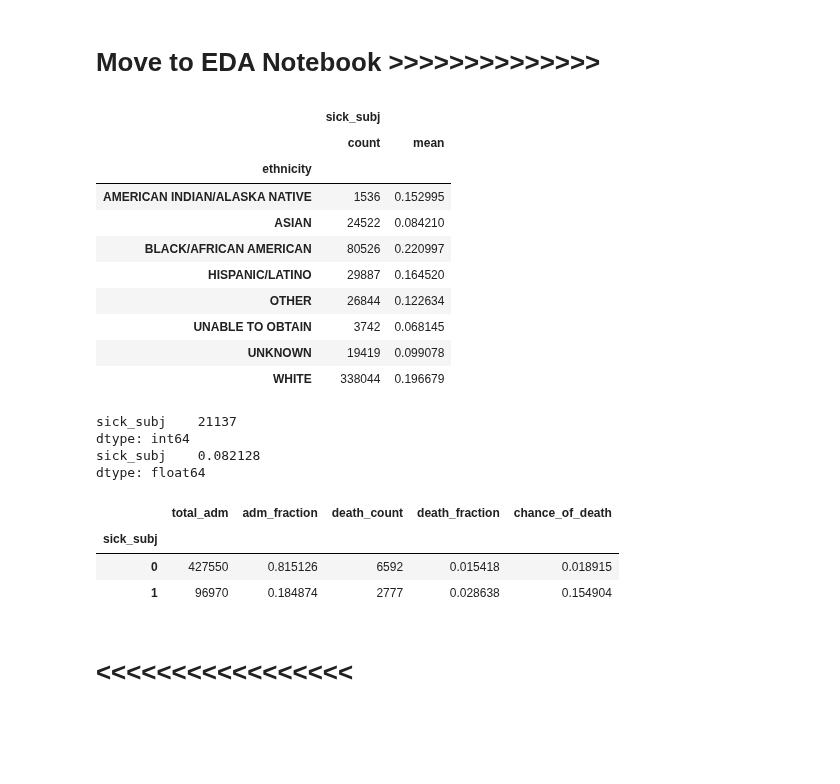
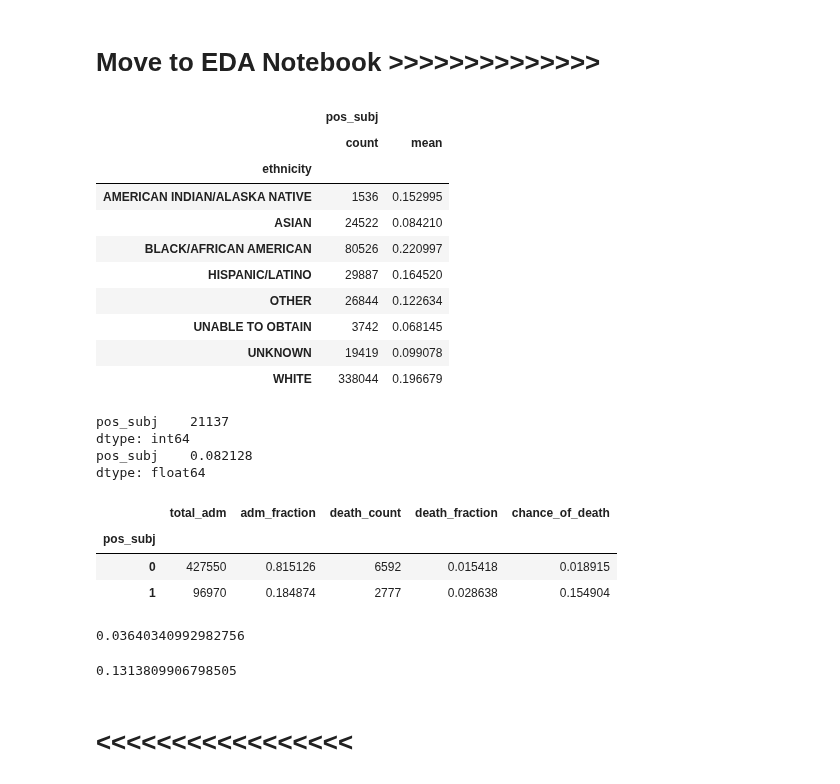
Before and after one commit to brandoncryu/disease_prediction, a Jupyter notebook: Predict_Future.ipynb, the cells around one changed output. Cells and saved outputs as stored; diff of their text form; code cells hidden in the pictures; blank space fills up the shorter version.

```diff
--- a/Predict_Future.ipynb
+++ b/Predict_Future.ipynb
@@ -27,8 +27,8 @@ Feasbility study to see if we can predict whether a patient will develop a disea
 1. Identify visit right before CHF diagnosis (< 1 mo)
 1. Look for features to predict pre-CHF state (lab tests in history)
 # %%
-sick_codes = d_diagnoses[(d_diagnoses['long_title'].str.lower().str.contains('congestive',)) & (d_diagnoses['long_title'].str.lower().str.contains('heart'))]
-sick_codes
+pos_codes = d_diagnoses[(d_diagnoses['long_title'].str.lower().str.contains('congestive',)) & (d_diagnoses['long_title'].str.lower().str.contains('heart'))]
+pos_codes
 # %% [output]
 |  | icd_code | icd_version | long_title |
 | 4620 | 39891 | 9 | Rheumatic heart failure (congestive) |
@@ -46,9 +46,9 @@ sick_codes
 | 22236 | I5042 | 10 | Chronic combined systolic (conges... |
 | 22237 | I5043 | 10 | Acute on chronic combined systoli... |
 # %%
-sick_diagnoses = diagnoses[diagnoses['icd_code'].isin(sick_codes.icd_code)]
-admissions['sick_subj'] = np.where(admissions.subject_id.isin(sick_diagnoses.subject_id), 1, 0)
-admissions['sick_adm'] = np.where(admissions.hadm_id.isin(sick_diagnoses.hadm_id), 1, 0)
+pos_diagnoses = diagnoses[diagnoses['icd_code'].isin(pos_codes.icd_code)]
+admissions['pos_subj'] = np.where(admissions.subject_id.isin(pos_diagnoses.subject_id), 1, 0)
+admissions['pos_adm'] = np.where(admissions.hadm_id.isin(pos_diagnoses.hadm_id), 1, 0)
 
 admissions['admittime'] = pd.to_datetime(admissions.admittime)
 admissions = admissions.sort_values('admittime')
@@ -98,9 +98,9 @@ admissions.shape
 # %% [markdown]
 # Move to EDA Notebook >>>>>>>>>>>>>>
 # %%
-admissions.groupby('ethnicity').agg({'sick_subj':['count', 'mean']})
+admissions.groupby('ethnicity').agg({'pos_subj':['count', 'mean']})
 # %% [output]
-|  | sick_subj |  |
+|  | pos_subj |  |
 |  | count | mean |
 | ethnicity |  |  |
 | AMERICAN INDIAN/ALASKA NATIVE | 1536 | 0.152995 |
@@ -112,16 +112,16 @@ admissions.groupby('ethnicity').agg({'sick_subj':['count', 'mean']})
 | UNKNOWN | 19419 | 0.099078 |
 | WHITE | 338044 | 0.196679 |
 # %%
-sick_index = admissions.groupby('subject_id').agg(sick_subj=('sick_subj', 'max'))
-print(np.sum(sick_index))
-print(np.mean(sick_index))
+pos_index = admissions.groupby('subject_id').agg(pos_subj=('pos_subj', 'max'))
+print(np.sum(pos_index))
+print(np.mean(pos_index))
 # %% [output]
-sick_subj    21137
+pos_subj    21137
 dtype: int64
-sick_subj    0.082128
+pos_subj    0.082128
 dtype: float64
 # %%
-result = admissions.groupby('sick_subj').agg(total_adm=('hadm_id','count'),
+result = admissions.groupby('pos_subj').agg(total_adm=('hadm_id','count'),
                                              adm_fraction=('hadm_id', lambda x: len(x)/524520),
                                              death_count=('expire_flag', 'sum'),
                                              death_fraction=('expire_flag', 'mean'))
@@ -130,6 +130,14 @@ result['chance_of_death'] = result.death_fraction/result.adm_fraction
 result
 # %% [output]
 |  | total_adm | adm_fraction | death_count | death_fraction | chance_of_death |
-| sick_subj |  |  |  |  |  |
+| pos_subj |  |  |  |  |  |
 | 0 | 427550 | 0.815126 | 6592 | 0.015418 | 0.018915 |
 | 1 | 96970 | 0.184874 | 2777 | 0.028638 | 0.154904 |
+# %%
+admissions.expire_flag.sum()/admissions.subject_id.nunique()
+# %% [output]
+0.03640340992982756
+# %%
+admissions[admissions.pos_subj == 1].expire_flag.sum()/admissions[admissions.pos_subj == 1].subject_id.nunique()
+# %% [output]
+0.1313809906798505
```
Also changed, not shown: parts of 15 cells of this notebook.
